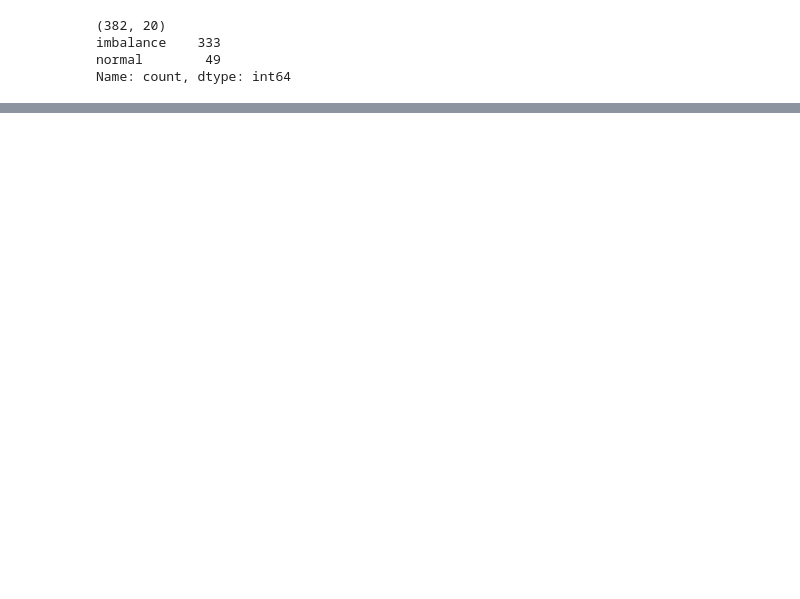
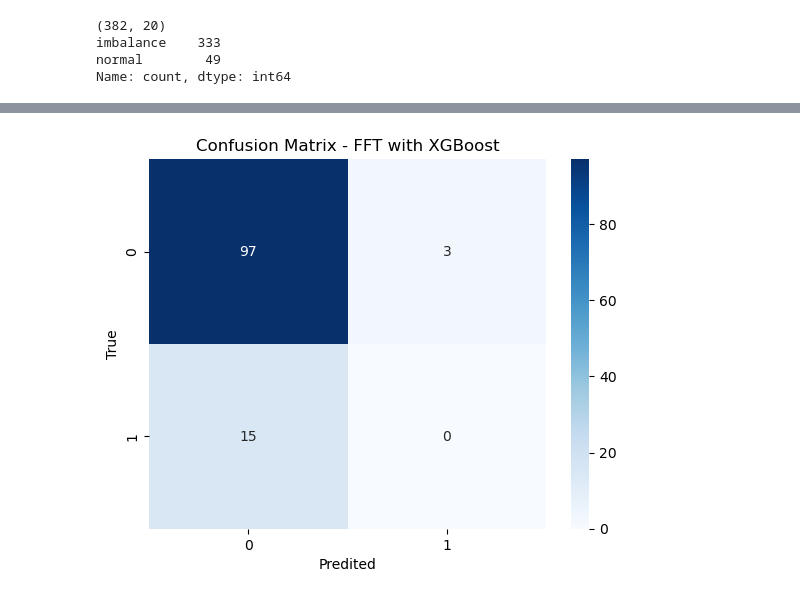
Before and after one commit to pecosta23/SemeqChallenge, a Jupyter notebook: FFT_XGBoost.ipynb, the cells around one changed output, grey strips where cells are left out. Cells and saved outputs as stored; diff of their text form; code cells hidden in the pictures; blank space fills up the shorter version.

Commit message:
Fixing, needed to add label encoder for xg

```diff
--- a/FFT_XGBoost.ipynb
+++ b/FFT_XGBoost.ipynb
@@ -70,13 +70,20 @@ print(y_fft.value_counts())
 imbalance    333
 normal        49
 Name: count, dtype: int64
+# %%
+from sklearn.preprocessing import LabelEncoder
+
+le = LabelEncoder()
+
+y_encoded = le.fit_transform(y_fft)
 # %%
 # spliting test and train
 X_train, X_test, y_train, y_test = train_test_split(
-    X_fft, y_fft,
+    X_fft,
+    y_encoded,
     test_size=0.3,
     random_state=42,
-    stratify=y_fft
+    stratify=y_encoded
 )
 # %%
 # model training
@@ -85,6 +92,9 @@ xgb = XGBClassifier(
     max_depth=5,
     learning_rate=0.05,
     subsample=0.8,
-    colsample_bytree = 0.8,
+    colsample_bytree=0.8,
     eval_metric="logloss",
+    random_state = 42
 )
+
+xgb.fit(X_train, y_train)
@@ -90,0 +114,5 @@ xgb = XGBClassifier(
+# %%
+# eval
+y_pred = xgb.predict(X_test)
+
+print(classification_report(y_test, y_pred))
@@ -90,0 +128,19 @@ xgb = XGBClassifier(
+# %%
+# confusion matrix
+cm = confusion_matrix(y_test, y_pred)
+
+sns.heatmap(
+    cm,
+    annot=True,
+    fmt="d",
+    cmap="Blues",
+    xticklabels=xgb.classes_,
+    yticklabels=xgb.classes_
+)
+
+plt.xlabel("Predited")
+plt.ylabel("True")
+plt.title("Confusion Matrix - FFT with XGBoost")
+plt.show()
+# %% [output]
+[figure, added]
```
Also changed, not shown: parts of 3 cells of this notebook.
